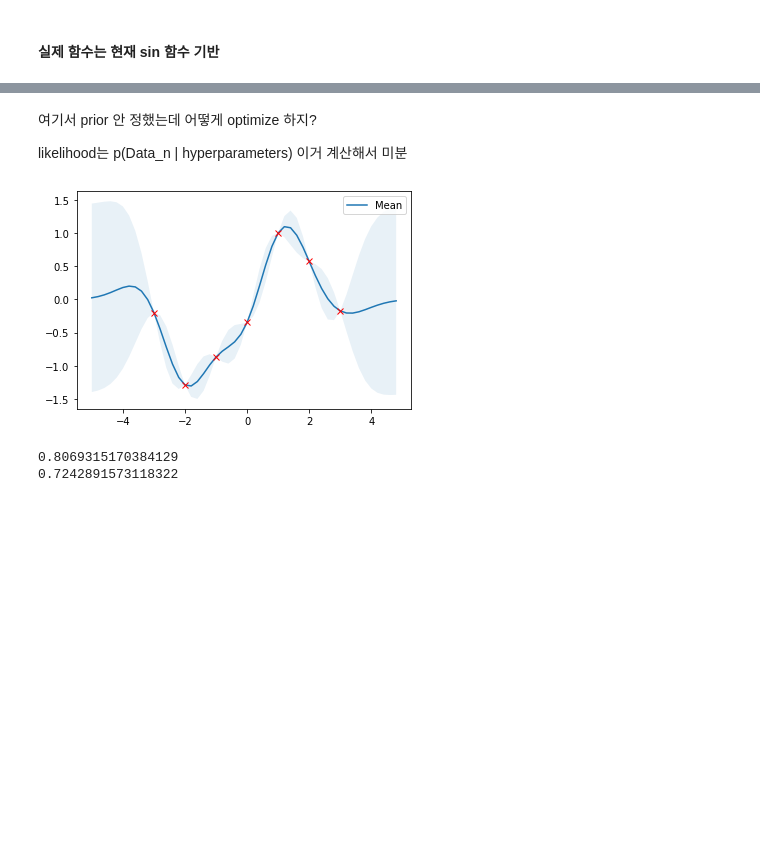
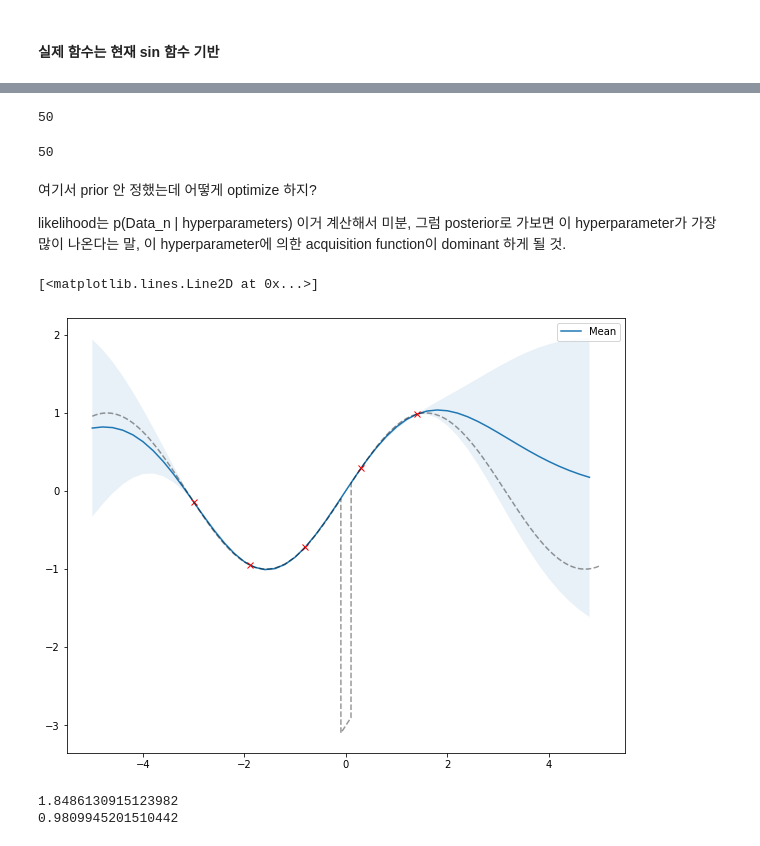
Before and after one commit to kkh8676/opt_functions, a Jupyter notebook: exp_result/effect_hyperparameter_of_GP.ipynb, the cells around one changed output, grey strips where cells are left out. Cells and saved outputs as stored; diff of their text form; code cells hidden in the pictures; blank space fills up the shorter version.

```diff
--- a/exp_result/effect_hyperparameter_of_GP.ipynb
+++ b/exp_result/effect_hyperparameter_of_GP.ipynb
@@ -11,5 +11,5 @@ gpr = GaussianProcessRegressor(kernel=rbf, alpha=jitter)
 # %% [markdown]
 #### 실제 함수는 현재 sin 함수 기반
 # %%
-X_train = np.arange(-3,4,1).reshape(-1,1)
-Y_train = np.sin(X_train) + jitter * np.random.randn(*X_train.shape)
+X_train = np.arange(-5,5,2.5).reshape(-1,1)
+Y_train = np.sin(X_train) + jitter
@@ -128,0 +170,3 @@ plot_gp(mu_s, cov_s, X, X_train=X_train, Y_train=Y_train, samples=samples)
+# %%
+def delta_func(x):
+    return np.greater(x , -0.1) * np.less(x, 0.1) * (-3)
@@ -130,11 +178,13 @@ plot_gp(mu_s, cov_s, X, X_train=X_train, Y_train=Y_train, samples=samples)
 noise = 0.4
 
 # Noisy training data
-X_train = np.arange(-3, 4, 1).reshape(-1, 1)
-Y_train = np.sin(X_train) + noise * np.random.randn(*X_train.shape)
+X_train = np.arange(-3, 2, 1.1).reshape(-1, 1)
+Y_train = np.sin(X_train) + delta_func(X_train)
+#+ noise * np.random.randn(*X_train.shape)
 
 # Compute mean and covariance of the posterior predictive distribution
 mu_s, cov_s = posterior_predictive(X, X_train, Y_train, sigma_y=noise)
+print(cov_s)
 
 samples = np.random.multivariate_normal(mu_s.ravel(), cov_s, 3)
 plot_gp(mu_s, cov_s, X, X_train=X_train, Y_train=Y_train, samples=samples)
@@ -142,0 +226,3 @@ plot_gp(mu_s, cov_s, X, X_train=X_train, Y_train=Y_train, samples=samples)
+# %%
+X_true = np.linspace(-5,5,10000)
+Y_true = np.sin(X_true) + delta_func(X_true)
@@ -167,31 +268,43 @@ for i, (l, sigma_f, sigma_y) in enumerate(params):
+# %%
+len(X)
+# %% [output]
+50
+# %%
+len(cov_s)
+# %% [output]
+50
 # %% [markdown]
 여기서 prior 안 정했는데 어떻게 optimize 하지?
 
-likelihood는 p(Data_n | hyperparameters) 이거 계산해서 미분
+likelihood는 p(Data_n | hyperparameters) 이거 계산해서 미분, 그럼 posterior로 가보면 이 hyperparameter가 가장 많이 나온다는 말,
+이 hyperparameter에 의한 acquisition function이 dominant 하게 될 것.
 # %%
 from sklearn.gaussian_process import GaussianProcessRegressor
 from sklearn.gaussian_process.kernels import ConstantKernel, RBF
 
 rbf = ConstantKernel(1.0) * RBF(length_scale=1.0)
 gpr = GaussianProcessRegressor(kernel=rbf, alpha=0.0002**2)
 
 # Reuse training data from previous 1D example
 gpr.fit(X_train, Y_train)
 
 # Compute posterior predictive mean and covariance
 mu_s, cov_s = gpr.predict(X, return_cov=True)
 
 # Obtain optimized kernel parameters
 l = gpr.kernel_.k2.get_params()['length_scale']
 sigma_f = np.sqrt(gpr.kernel_.k1.get_params()['constant_value'])
 
 # Plot the results
+plt.figure(figsize=(10,8))
 plot_gp(mu_s, cov_s, X, X_train=X_train, Y_train=Y_train)
+plt.plot(X_true, Y_true,linestyle = '--' ,color='k', alpha = 0.4)
 # %% [output]
+[<matplotlib.lines.Line2D at 0x...>]
-[figure, old version]
+[figure, new version]
 # %%
 print(l)
 print(sigma_f)
 # %% [output]
-0.8069315170384129
-0.7242891573118322
+1.8486130915123982
+0.9809945201510442
```
Also changed, not shown: parts of 18 cells of this notebook.
